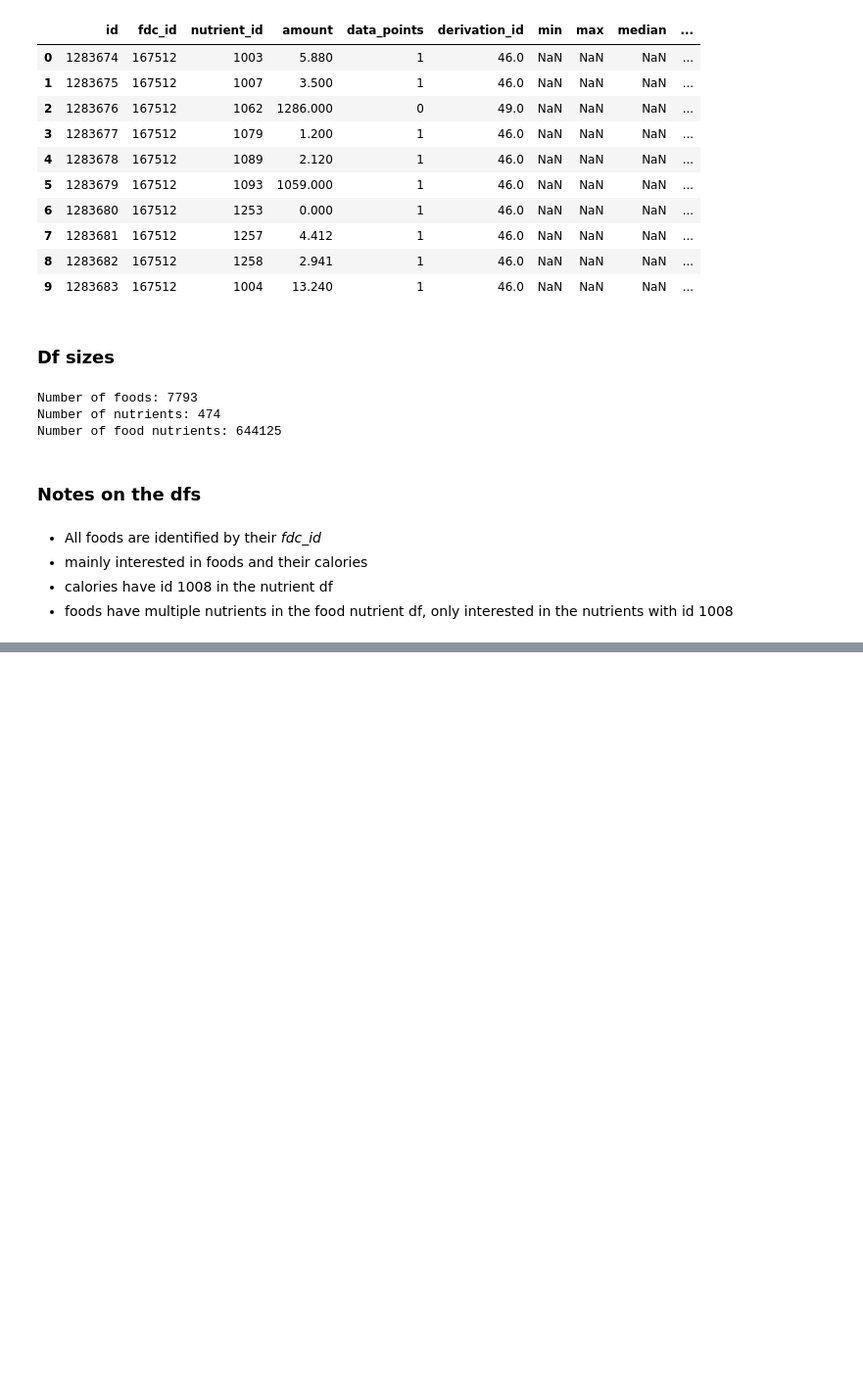
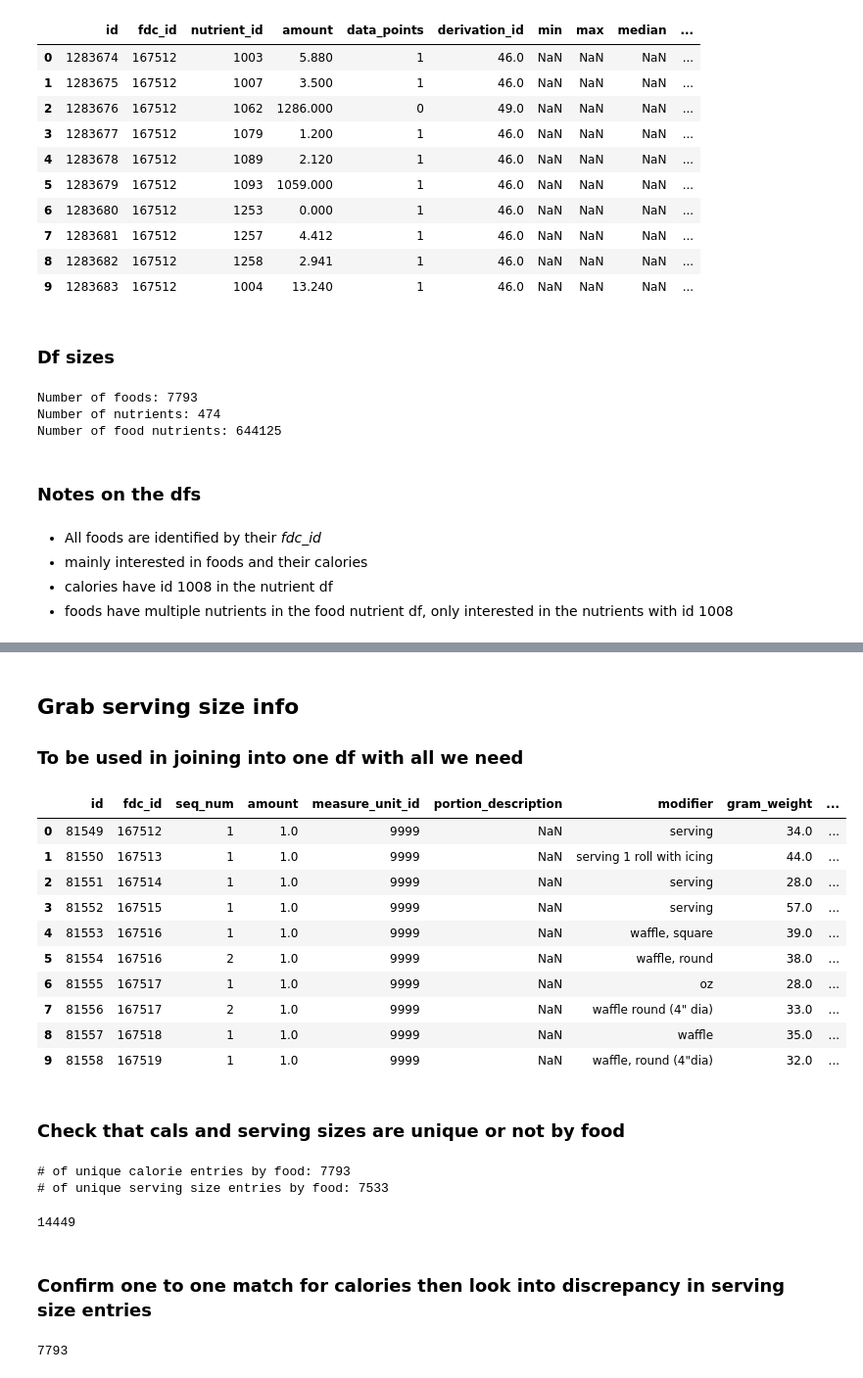
Before and after one commit to devjoshdev/food-data-central-store, a Jupyter notebook: sr_legacy_foods.ipynb, the cells around one changed output, grey strips where cells are left out. Shown at 98% size. Saved outputs shown, nothing was run; the diff lists cells and outputs as text; code cells hidden in the pictures; blank space fills up the shorter version.

```diff
--- a/sr_legacy_foods.ipynb
+++ b/sr_legacy_foods.ipynb
@@ -74,0 +97,39 @@ Number of food nutrients: 644125
+# %% [markdown]
+## Grab serving size info
+### To be used in joining into one df with all we need
+# %%
+food_portion_df = pd.read_csv("data/food_portion.csv")
+food_portion_df.head(10)
+# %% [output]
+|  | id | fdc_id | seq_num | amount | measure_unit_id | portion_description | modifier | gram_weight | ... |
+| 0 | 81549 | 167512 | 1 | 1.0 | 9999 | NaN | serving | 34.0 | ... |
+| 1 | 81550 | 167513 | 1 | 1.0 | 9999 | NaN | serving 1 roll with icing | 44.0 | ... |
+| 2 | 81551 | 167514 | 1 | 1.0 | 9999 | NaN | serving | 28.0 | ... |
+| 3 | 81552 | 167515 | 1 | 1.0 | 9999 | NaN | serving | 57.0 | ... |
+| 4 | 81553 | 167516 | 1 | 1.0 | 9999 | NaN | waffle, square | 39.0 | ... |
+| 5 | 81554 | 167516 | 2 | 1.0 | 9999 | NaN | waffle, round | 38.0 | ... |
+| 6 | 81555 | 167517 | 1 | 1.0 | 9999 | NaN | oz | 28.0 | ... |
+| 7 | 81556 | 167517 | 2 | 1.0 | 9999 | NaN | waffle round (4" dia) | 33.0 | ... |
+| 8 | 81557 | 167518 | 1 | 1.0 | 9999 | NaN | waffle | 35.0 | ... |
+| 9 | 81558 | 167519 | 1 | 1.0 | 9999 | NaN | waffle, round (4"dia) | 32.0 | ... |
+# %% [markdown]
+### Check that cals and serving sizes are unique or not by food
+# %%
+unique_cal_entries_by_food = len(pd.unique(calorie_df['fdc_id']))
+unique_serving_entries_by_food = len(pd.unique(food_portion_df['fdc_id']))
+print(f"# of unique calorie entries by food: {unique_cal_entries_by_food}")
+print(f"# of unique serving size entries by food: {unique_serving_entries_by_food}")
+# %% [output]
+# of unique calorie entries by food: 7793
+# of unique serving size entries by food: 7533
+# %%
+food_portion_df["id"].size
+# %% [output]
+14449
+# %% [markdown]
+### Confirm one to one match for calories then look into discrepancy in serving size entries
+# %%
+merged_food_and_cal_df = pd.merge(food_df, calorie_df, how="inner", on=["fdc_id"])
+merged_food_and_cal_df["fdc_id"].size
+# %% [output]
+7793
```
Also changed, not shown: parts of 5 cells of this notebook.
